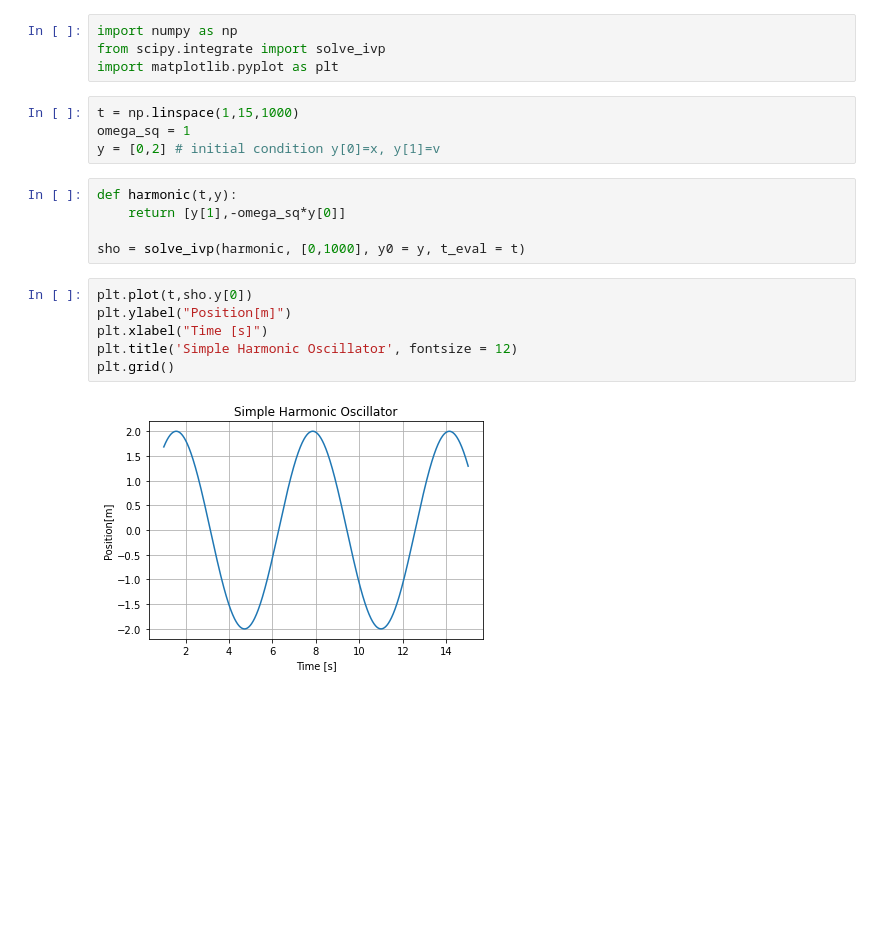
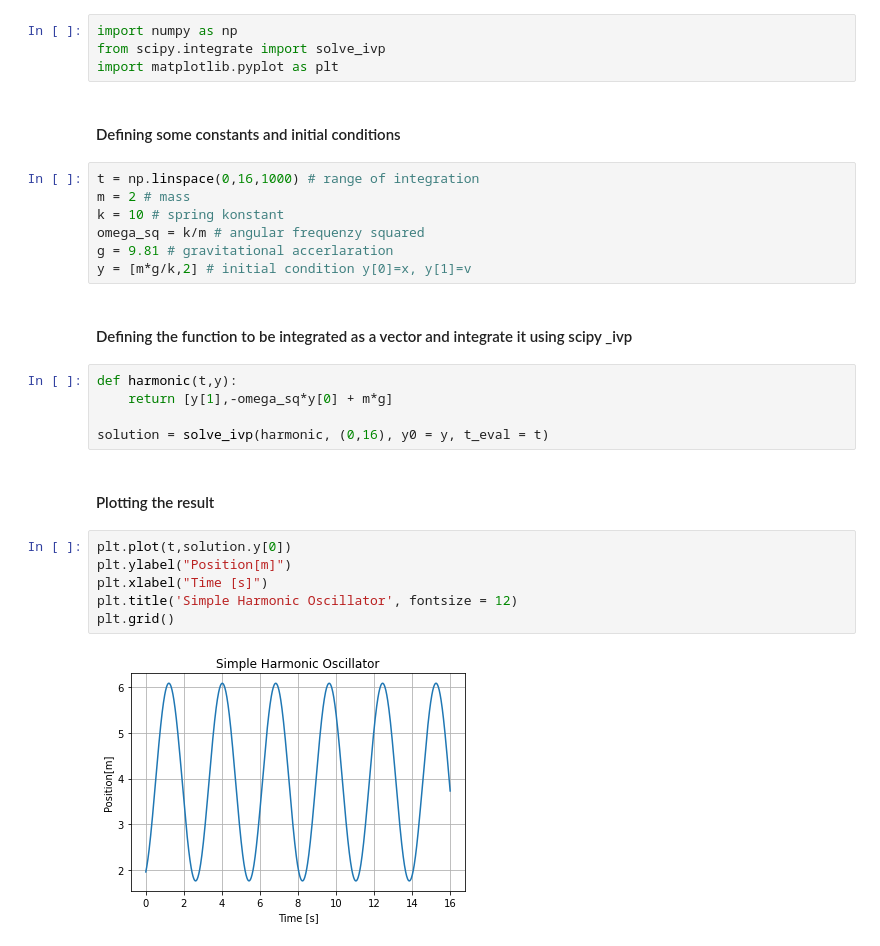
Before and after one commit to ChrisBerg22/BERGER_Christoph, a Jupyter notebook: Simple Harmonic Oscillator.ipynb, the cells around one changed output. Drawn from its saved outputs; the diff is of its cells as text; blank space fills up the shorter version.

Commit message:
included constants

```diff
--- a/Simple Harmonic Oscillator.ipynb
+++ b/Simple Harmonic Oscillator.ipynb
@@ -4,23 +4,32 @@
 import numpy as np
 from scipy.integrate import solve_ivp
 import matplotlib.pyplot as plt
+# %% [markdown]
+#### Defining some constants and initial conditions
 # %%
-t = np.linspace(1,15,1000)
-omega_sq = 1
-y = [0,2] # initial condition y[0]=x, y[1]=v
+t = np.linspace(0,16,1000) # range of integration
+m = 2 # mass
+k = 10 # spring konstant
+omega_sq = k/m # angular frequenzy squared
+g = 9.81 # gravitational accerlaration
+y = [m*g/k,2] # initial condition y[0]=x, y[1]=v
+# %% [markdown]
+#### Defining the function to be integrated as a vector and integrate it using scipy _ivp
 # %%
 def harmonic(t,y):
-    return [y[1],-omega_sq*y[0]]
+    return [y[1],-omega_sq*y[0] + m*g]
 
-sho = solve_ivp(harmonic, [0,1000], y0 = y, t_eval = t)
+solution = solve_ivp(harmonic, (0,16), y0 = y, t_eval = t)
+# %% [markdown]
+#### Plotting the result
 # %%
-plt.plot(t,sho.y[0])
+plt.plot(t,solution.y[0])
 plt.ylabel("Position[m]")
 plt.xlabel("Time [s]")
 plt.title('Simple Harmonic Oscillator', fontsize = 12)
 plt.grid()
 # %% [output]
-[figure, old version]
+[figure, new version]
 # %%
 plt.plot(t,sho.y[1])
 plt.ylabel("Velocity [m/s]")
```
Also changed, not shown: parts of 1 cell of this notebook.
